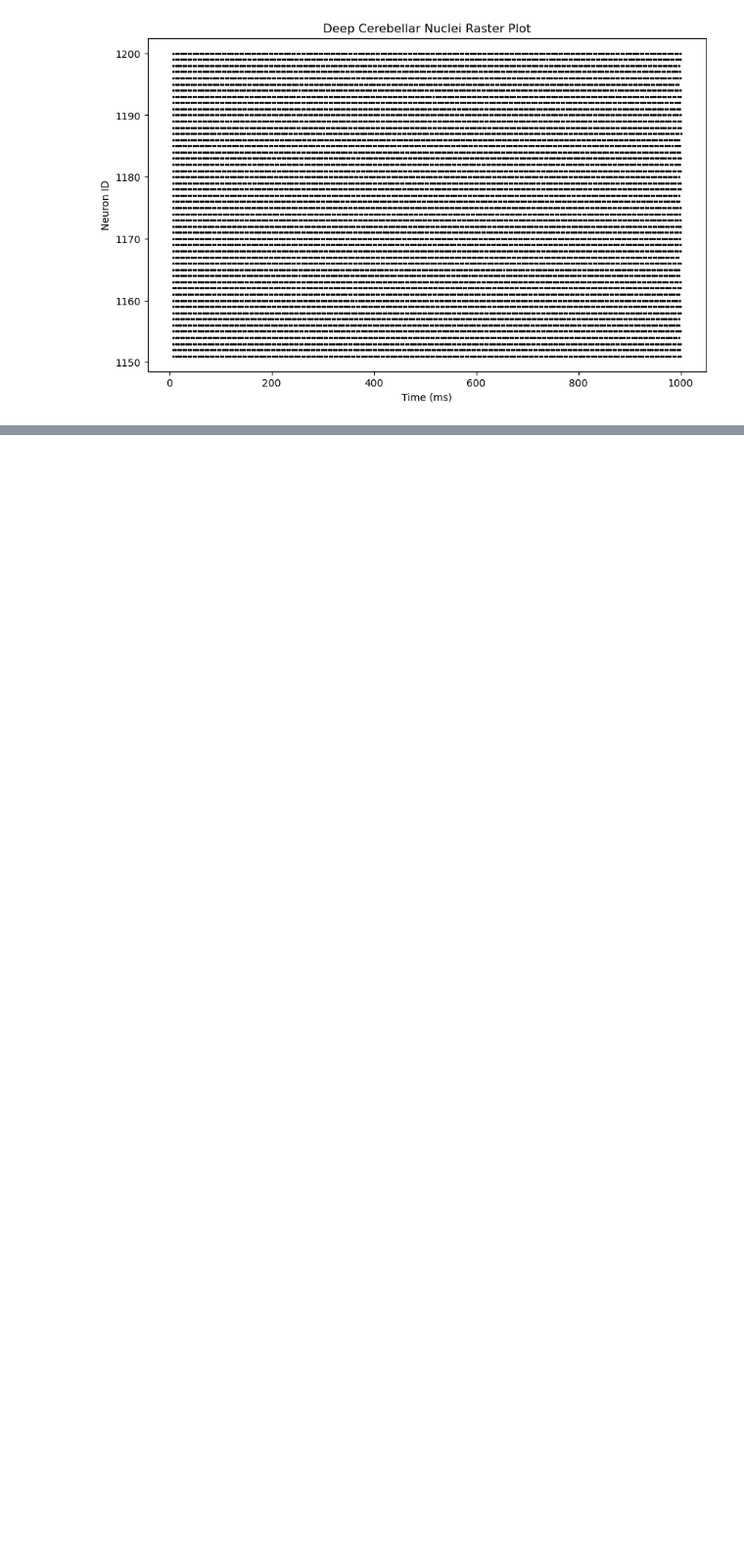
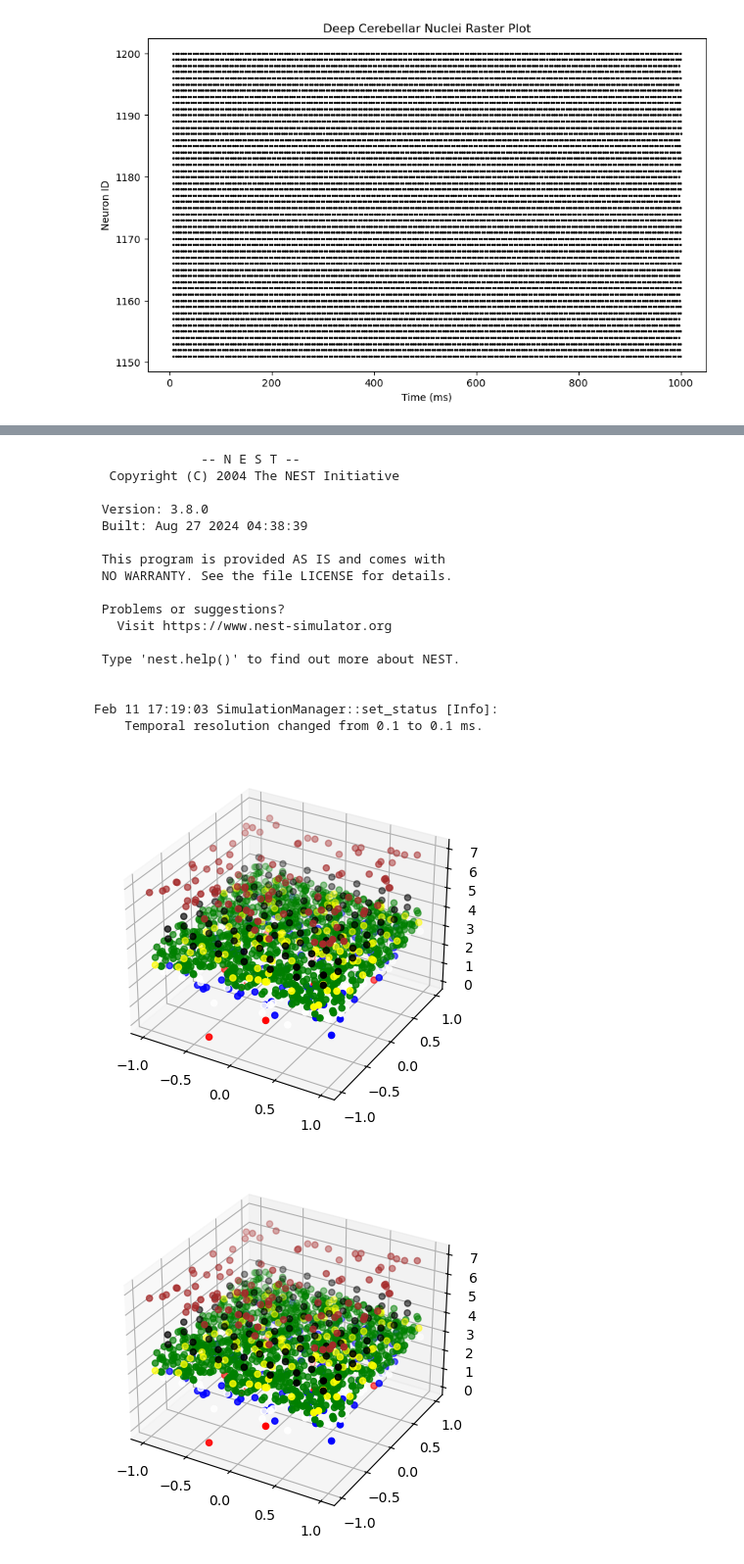
Before and after one commit to ashley-andrea/Project_BM, a Jupyter notebook: cerebellum_simulation.ipynb, the cells around one changed output, grey strips where cells are left out. Shown at 98% size. Cells and saved outputs as stored; diff of their text form; code cells hidden in the pictures; blank space fills up the shorter version.

Commit message:
Modelli spaziali migliorati

```diff
--- a/cerebellum_simulation.ipynb
+++ b/cerebellum_simulation.ipynb
@@ -77,0 +79,24 @@ visualization.plot_voltage_trace(voltages_data, title="Purkinje Cell Voltage")
+# %%
+from src.spatial_models import example_show
+
+example_show()
+# %% [output]
+              -- N E S T --
+  Copyright (C) 2004 The NEST Initiative
+
+ Version: 3.8.0
+ Built: Aug 27 2024 04:38:39
+
+ This program is provided AS IS and comes with
+ NO WARRANTY. See the file LICENSE for details.
+
+ Problems or suggestions?
+   Visit https://www.nest-simulator.org
+
+ Type 'nest.help()' to find out more about NEST.
+
+
+Feb 11 17:19:03 SimulationManager::set_status [Info]:
+    Temporal resolution changed from 0.1 to 0.1 ms.
+[figure, added]
+[figure, added]
```
Also changed, not shown: parts of 1 cell of this notebook, 4 other files.
